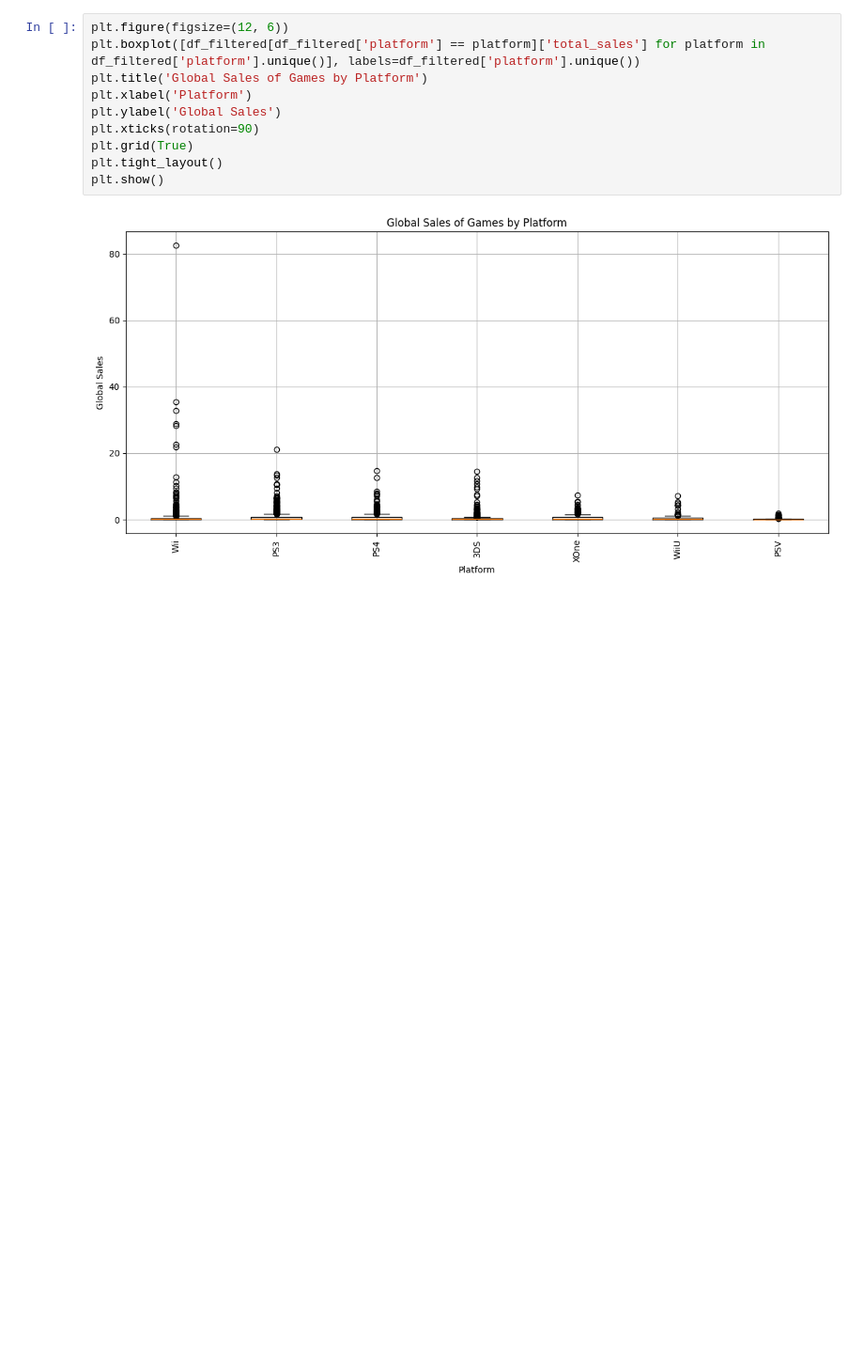
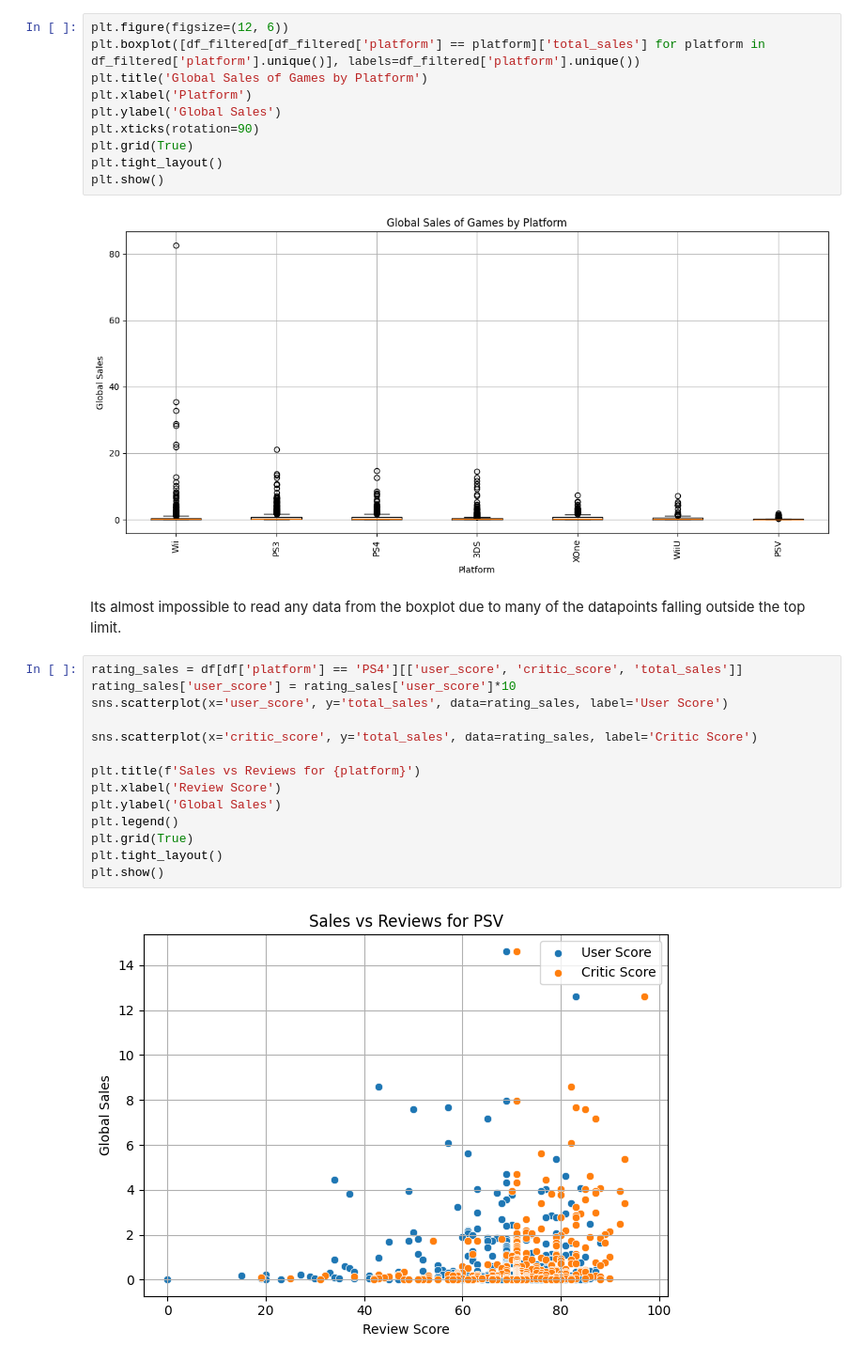
Before and after one commit to TirsoPaneque/integrated_project, a Jupyter notebook: notebooks/EDA.ipynb, the cells around one changed output. Shown at 94% size. Cells and saved outputs as stored; diff of their text form; blank space fills up the shorter version.

Commit message:
Finished step 3 and step 4 is almost complete. Only due the last point

```diff
--- a/notebooks/EDA.ipynb
+++ b/notebooks/EDA.ipynb
@@ -574,3 +575,21 @@ plt.tight_layout()
 plt.show()
 # %% [output]
 [figure]
+# %% [markdown]
+Its almost impossible to read any data from the boxplot due to many of the datapoints falling outside the top limit.
+# %%
+rating_sales = df[df['platform'] == 'PS4'][['user_score', 'critic_score', 'total_sales']]
+rating_sales['user_score'] = rating_sales['user_score']*10
+sns.scatterplot(x='user_score', y='total_sales', data=rating_sales, label='User Score')
+
+sns.scatterplot(x='critic_score', y='total_sales', data=rating_sales, label='Critic Score')
+
+plt.title(f'Sales vs Reviews for {platform}')
+plt.xlabel('Review Score')
+plt.ylabel('Global Sales')
+plt.legend()
+plt.grid(True)
+plt.tight_layout()
+plt.show()
+# %% [output]
+[figure, added]
```
Also changed, not shown: parts of 22 cells of this notebook.
